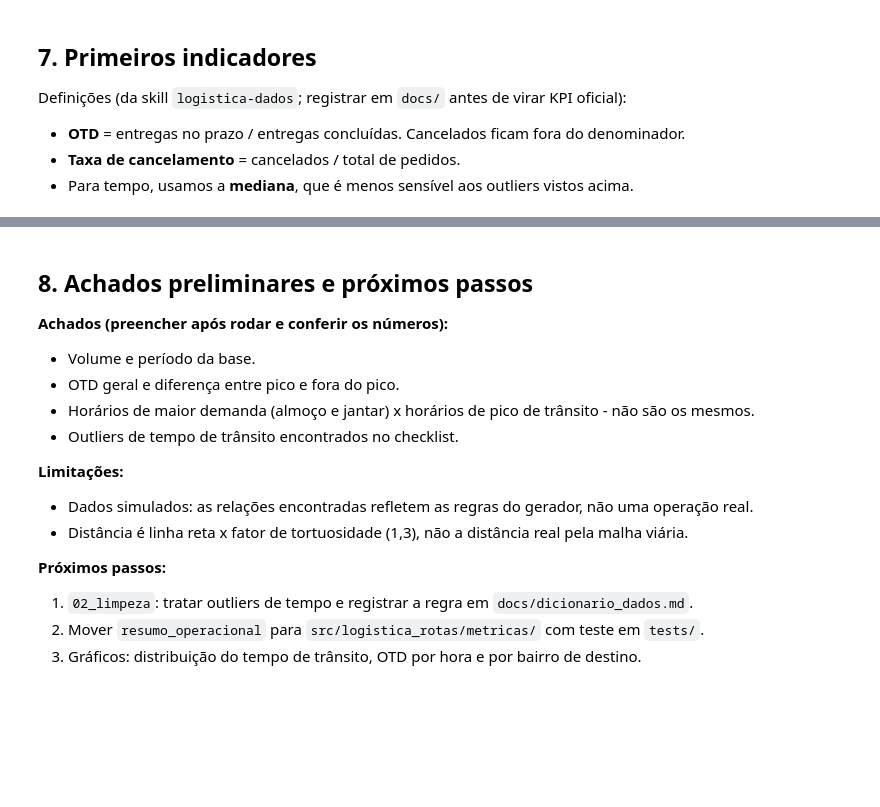
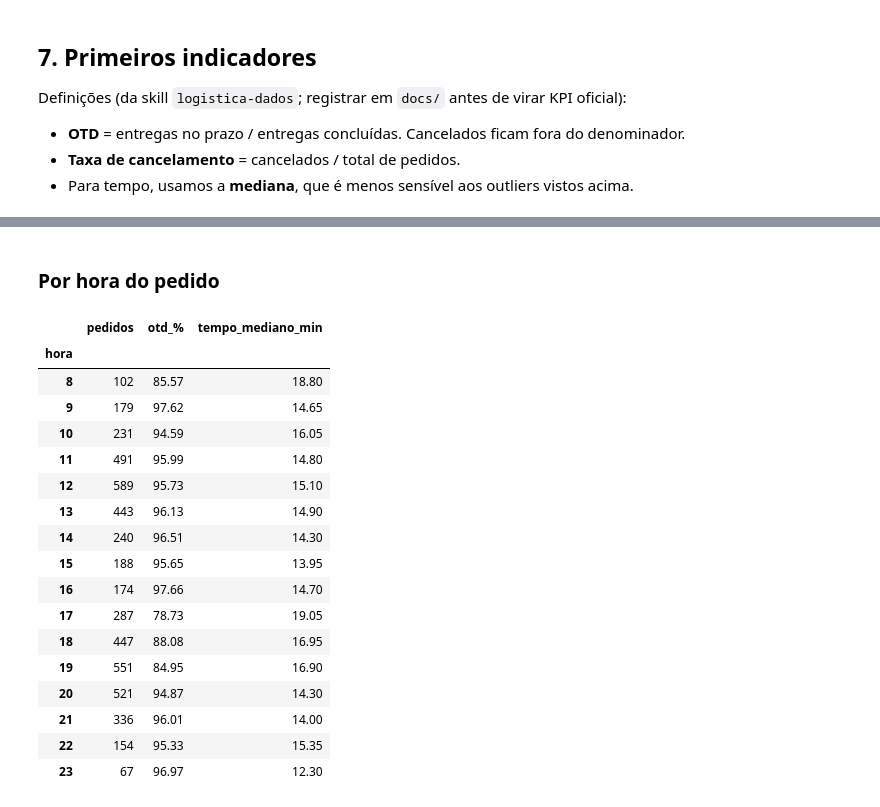
Before and after one commit to molinatr19-star/projeto_logistica_rotas, a Jupyter notebook: notebooks/01_analise_exploratoria_logistica.ipynb, the cells around one changed output, grey strips where cells are left out. Drawn from its saved outputs; the diff is of its cells as text; code cells hidden in the pictures; blank space fills up the shorter version.

```diff
--- a/notebooks/01_analise_exploratoria_logistica.ipynb
+++ b/notebooks/01_analise_exploratoria_logistica.ipynb
@@ -127,22 +267,25 @@ pd.concat([geral.to_frame().T, por_pico])
+# %% [markdown]
+### Por hora do pedido
 # %%
 df["hora"] = df["data_hora_pedido"].dt.hour
-df["dia_semana"] = df["data_hora_pedido"].dt.day_name()
-por_hora = df.groupby("hora").apply(resumo_operacional, include_groups=False)
+por_hora = df.groupby("hora").apply(resumo_operacional, include_groups=False).astype({"pedidos": int})
 por_hora[["pedidos", "otd_%", "tempo_mediano_min"]]
+# %% [output]
+|  | pedidos | otd_% | tempo_mediano_min |
+| hora |  |  |  |
+| 8 | 102 | 85.57 | 18.80 |
+| 9 | 179 | 97.62 | 14.65 |
+| 10 | 231 | 94.59 | 16.05 |
+| 11 | 491 | 95.99 | 14.80 |
+| 12 | 589 | 95.73 | 15.10 |
+| 13 | 443 | 96.13 | 14.90 |
+| 14 | 240 | 96.51 | 14.30 |
+| 15 | 188 | 95.65 | 13.95 |
+| 16 | 174 | 97.66 | 14.70 |
+| 17 | 287 | 78.73 | 19.05 |
+| 18 | 447 | 88.08 | 16.95 |
+| 19 | 551 | 84.95 | 16.90 |
+| 20 | 521 | 94.87 | 14.30 |
+| 21 | 336 | 96.01 | 14.00 |
+| 22 | 154 | 95.33 | 15.35 |
+| 23 | 67 | 96.97 | 12.30 |
-# %% [markdown]
-## 8. Achados preliminares e próximos passos
-
-**Achados (preencher após rodar e conferir os números):**
-- Volume e período da base.
-- OTD geral e diferença entre pico e fora do pico.
-- Horários de maior demanda (almoço e jantar) x horários de pico de trânsito - não são os mesmos.
-- Outliers de tempo de trânsito encontrados no checklist.
-
-**Limitações:**
-- Dados simulados: as relações encontradas refletem as regras do gerador, não uma operação real.
-- Distância é linha reta x fator de tortuosidade (1,3), não a distância real pela malha viária.
-
-**Próximos passos:**
-1. `02_limpeza`: tratar outliers de tempo e registrar a regra em `docs/dicionario_dados.md`.
-2. Mover `resumo_operacional` para `src/logistica_rotas/metricas/` com teste em `tests/`.
-3. Gráficos: distribuição do tempo de trânsito, OTD por hora e por bairro de destino.
```
Also changed, not shown: parts of 23 cells of this notebook.
